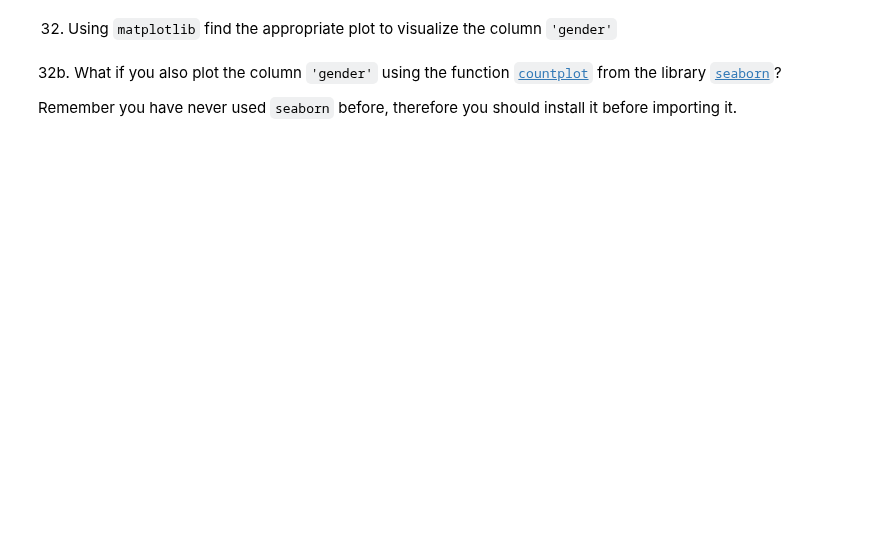
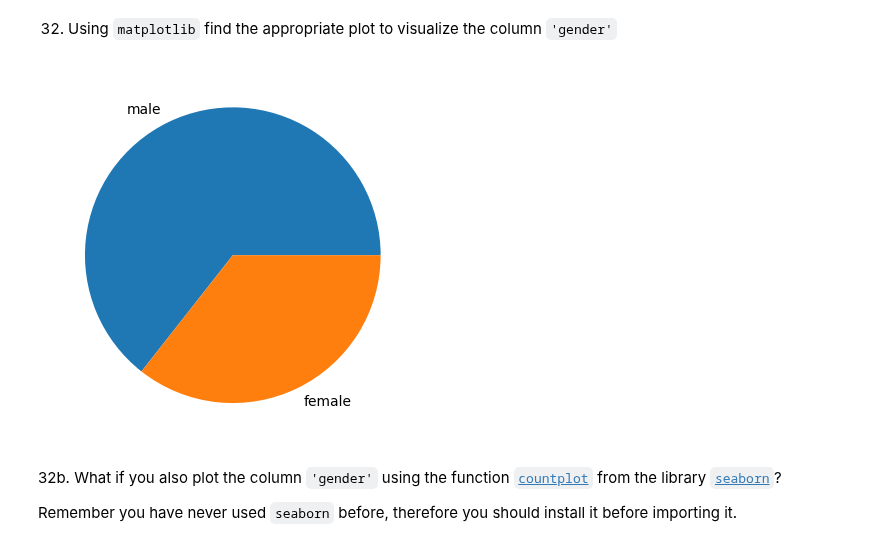
Before and after one commit to jblalor/2026-10-BILBAO-FT-Data-Science-J, a Jupyter notebook: 2-Data_Analysis/2-Pandas/Practica/7-Titanic/Titanic-exercise_J.ipynb, the cells around one changed output. Drawn from its saved outputs; the diff is of its cells as text; code cells hidden in the pictures; blank space fills up the shorter version.

```diff
--- a/2-Data_Analysis/2-Pandas/Practica/7-Titanic/Titanic-exercise_J.ipynb
+++ b/2-Data_Analysis/2-Pandas/Practica/7-Titanic/Titanic-exercise_J.ipynb
@@ -407,5 +534,12 @@ import matplotlib.pyplot as plt
 # %% [markdown]
 32. Using `matplotlib` find the appropriate plot to visualize the column `'gender'`
+# %%
+gender_count = titanic['gender'].value_counts()
+gender_count
+fig, ax = plt.subplots()
+ax.pie(gender_count, labels=gender_count.index);
+# %% [output]
+[figure, added]
 # %% [markdown]
 32b. What if you also plot the column `'gender'` using the function [`countplot`](https://seaborn.pydata.org/generated/seaborn.countplot.html) from the library [`seaborn`](https://seaborn.pydata.org/)?
 
```
Also changed, not shown: parts of 18 cells of this notebook, 2 other files.
